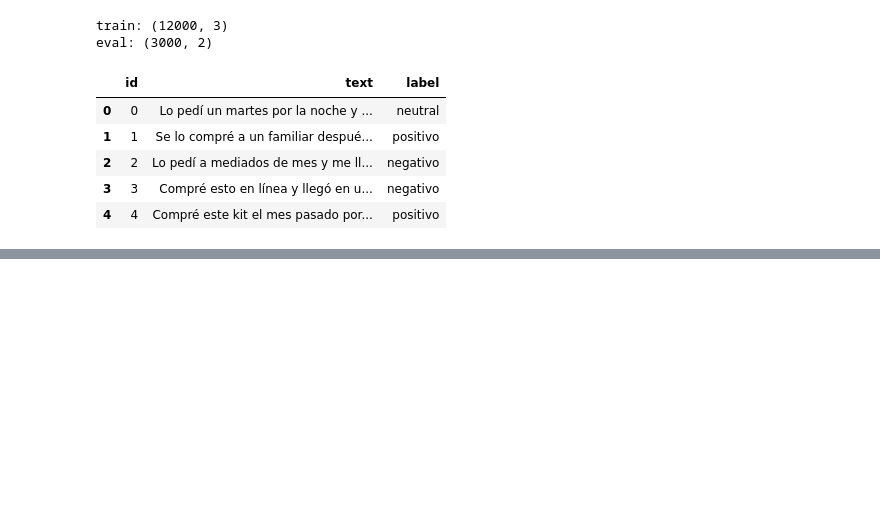
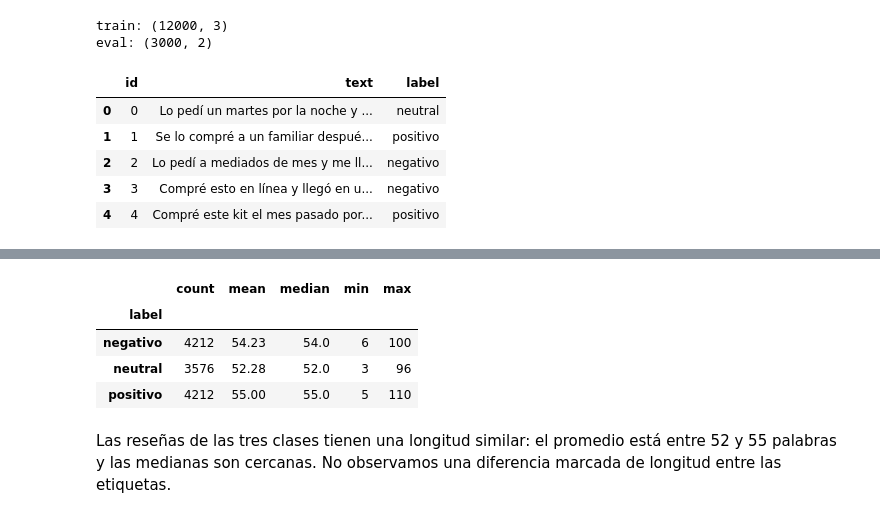
Before and after one commit to jmfonsecau/ISIS-2611-Proyecto-Parte-1, a Jupyter notebook: notebook_proyecto.ipynb, the cells around one changed output, grey strips where cells are left out. Cells and saved outputs as stored; diff of their text form; code cells hidden in the pictures; blank space fills up the shorter version.

```diff
--- a/notebook_proyecto.ipynb
+++ b/notebook_proyecto.ipynb
@@ -63,0 +179,20 @@ eval: (3000, 2)
+# %%
+longitudes = train.assign(
+    palabras=train["text"].str.split().str.len()
+)
+
+display(
+    longitudes.groupby("label")["palabras"]
+    .agg(["count", "mean", "median", "min", "max"])
+    .round(2)
+)
+# %% [output]
+|  | count | mean | median | min | max |
+| label |  |  |  |  |  |
+| negativo | 4212 | 54.23 | 54.0 | 6 | 100 |
+| neutral | 3576 | 52.28 | 52.0 | 3 | 96 |
+| positivo | 4212 | 55.00 | 55.0 | 5 | 110 |
+# %% [markdown]
+Las reseñas de las tres clases tienen una longitud similar: el promedio
+está entre 52 y 55 palabras y las medianas son cercanas. No observamos
+una diferencia marcada de longitud entre las etiquetas.
```
Also changed, not shown: parts of 5 cells of this notebook.
